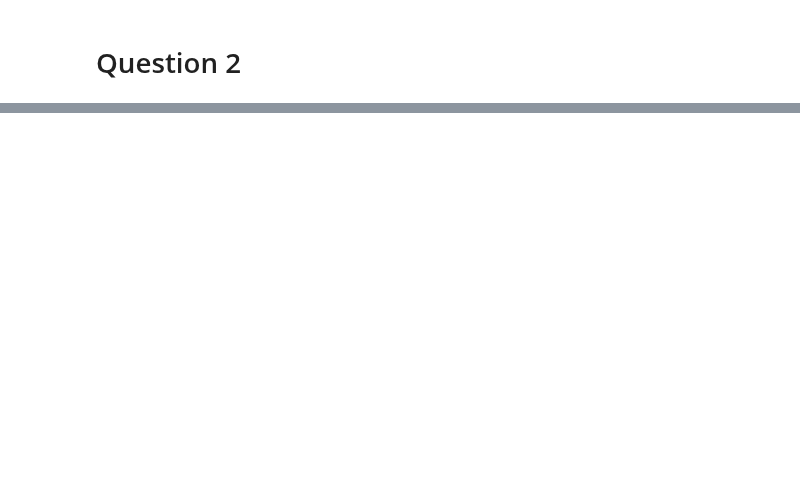
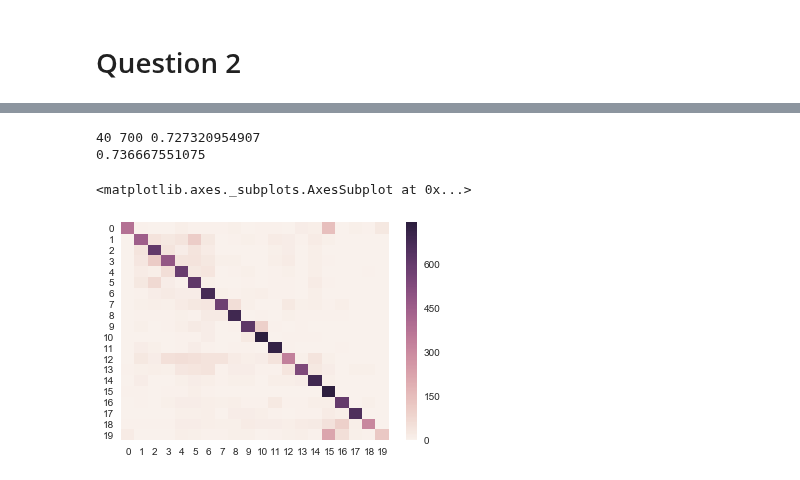
Before and after one commit to raphaelBarman/ADA-dh, a Jupyter notebook: 04 - Applied ML/Homework 4.ipynb, the cells around one changed output, grey strips where cells are left out. Drawn from its saved outputs; the diff is of its cells as text; code cells hidden in the pictures; blank space fills up the shorter version.

```diff
--- a/04 - Applied ML/Homework 4.ipynb
+++ b/04 - Applied ML/Homework 4.ipynb
@@ -346,0 +343,30 @@ metrics.f1_score(newsgroups_test.target, predictions, average='macro')
+# %%
+max_depth= 40
+max_n_estimators = 510
+best_prediction_score = 0
+best_depth = -1
+best_n_estimators = -1
+depths = [1,5,10,15,20,25,30,35,40]
+n_estimators= [1,50,100,150,200,300,400,500,600,700,800,1000]
+for depth in depths:
+    for n_estimator in n_estimators:
+        clf = RandomForestClassifier(max_depth= depth, n_estimators= n_estimator)
+        clf.fit(vectors_train, y_train)
+        predictions_validation = clf.predict(vectors_validation)
+        prediction_score = metrics.accuracy_score(y_validation, predictions_validation)
+        if prediction_score > best_prediction_score:
+            best_prediction_score = prediction_score
+            best_depth = depth
+            best_n_estimators = n_estimator
+print(best_depth, best_n_estimators, best_prediction_score)
+clf = RandomForestClassifier(max_depth=best_depth, n_estimators=best_n_estimators)
+clf.fit(vectors_train, y_train)
+predictions = clf.predict(vectors_test)
+print(metrics.accuracy_score(y_test, predictions))
+confusion_matrix = metrics.confusion_matrix(y_test, predictions)
+sns.heatmap(confusion_matrix)
+# %% [output]
+40 700 0.727320954907
+0.736667551075
+<matplotlib.axes._subplots.AxesSubplot at 0x...>
+[figure, added]
```
Also changed, not shown: parts of 10 cells of this notebook.
